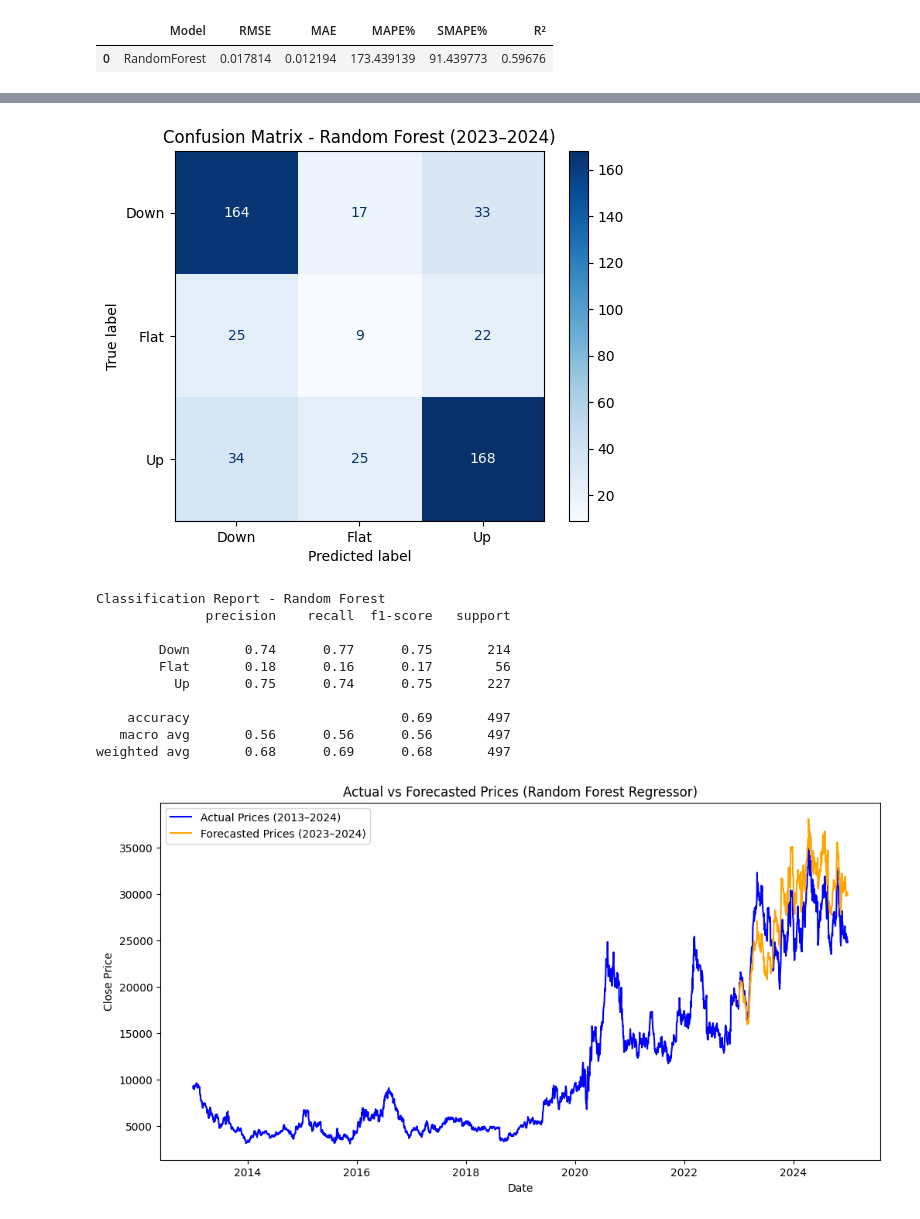
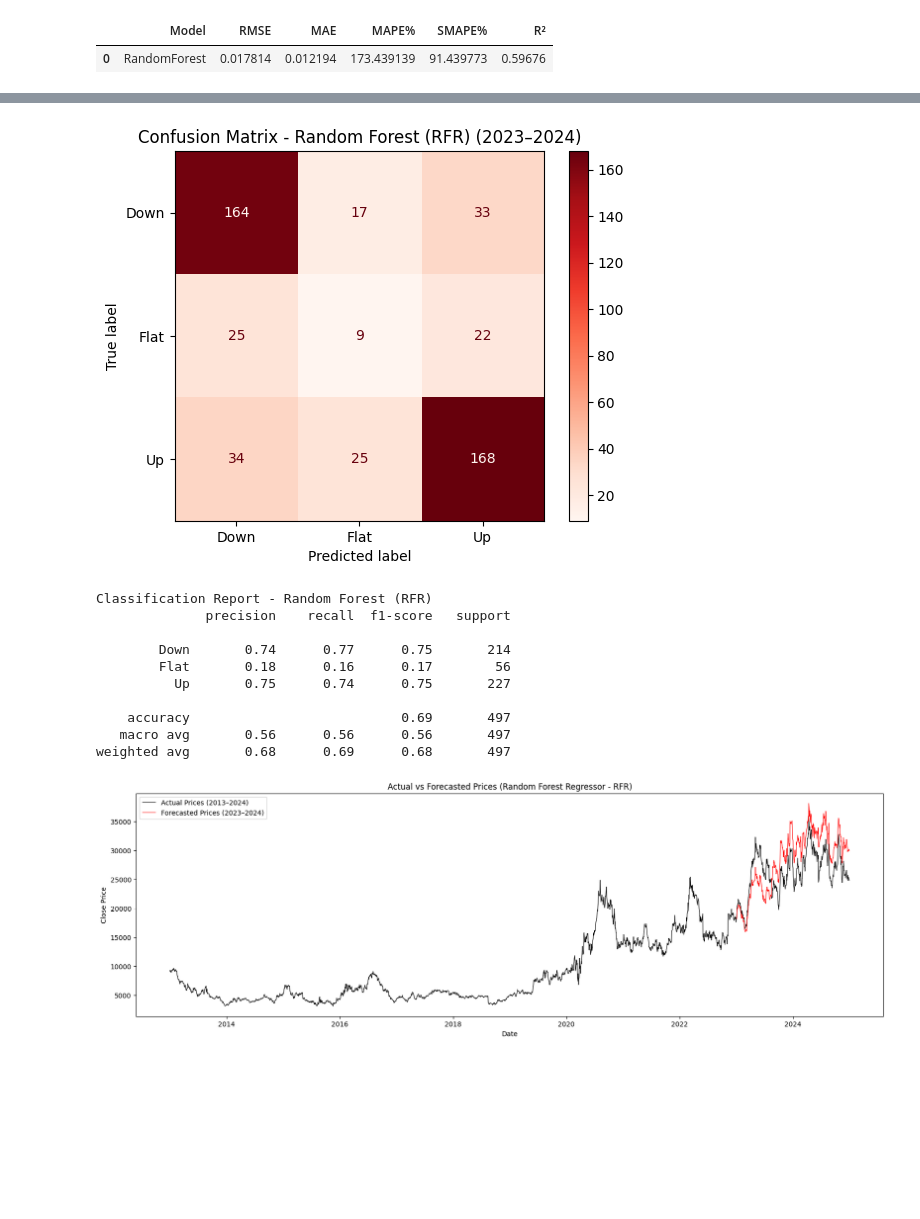
Before and after one commit to Deleon57/EDAR-REGRESSION, a Jupyter notebook: RandomForrest1.ipynb, the cells around one changed output, grey strips where cells are left out. Saved outputs shown, nothing was run; the diff lists cells and outputs as text; code cells hidden in the pictures; blank space fills up the shorter version.

```diff
--- a/RandomForrest1.ipynb
+++ b/RandomForrest1.ipynb
@@ -309,7 +300,7 @@ labels_RFR = [-1, 0, 1]  # Down, Flat, Up
 cm_RFR = confusion_matrix(true_cls_RFR, pred_cls_RFR, labels=labels_RFR)
 
 disp_RFR = ConfusionMatrixDisplay(confusion_matrix=cm_RFR, display_labels=["Down", "Flat", "Up"])
-disp_RFR.plot(cmap="Blues", values_format="d")
+disp_RFR.plot(cmap="Reds", values_format="d")
 plt.title("Confusion Matrix - Random Forest (RFR) (2023–2024)")
 plt.show()
 
@@ -317,8 +308,8 @@ plt.show()
 print("Classification Report - Random Forest (RFR)")
 print(classification_report(true_cls_RFR, pred_cls_RFR, target_names=["Down", "Flat", "Up"]))
 # %% [output]
-[figure, old version]
+[figure, new version]
-Classification Report - Random Forest
+Classification Report - Random Forest (RFR)
               precision    recall  f1-score   support
 
         Down       0.74      0.77      0.75       214
@@ -329,38 +320,29 @@ Classification Report - Random Forest
    macro avg       0.56      0.56      0.56       497
 weighted avg       0.68      0.69      0.68       497
 # %%
-# ===============================
-# 1. Reconstruct ACTUAL prices from returns (2013–2024)
-# ===============================
 P0_RFR = data1["Close"].iloc[0]  # first actual price in 2013
 reconstructed_prices_RFR = (1 + data_returns["Close"]).cumprod() * P0_RFR
 
-# ===============================
-# 2. Reconstruct FORECASTED prices from returns (2023–2024)
-# ===============================
-last_price_2022_RFR = data1.loc[data1.index < "2023-01-01", "Close"].iloc[-1]  # last actual before forecast
+last_price_2022_RFR = data1.loc[data1.index < "2023-01-01", "Close"].iloc[-1]  # last actual before 2023
 
 forecast_prices_RFR = (1 + pd.Series(y_pred_RFR, index=y_test_RFR.index)).cumprod() * last_price_2022_RFR
 
-# ===============================
-# 3. Plot Actual vs Forecasted Prices
-# ===============================
 import matplotlib.pyplot as plt
 
-plt.figure(figsize=(12, 6))
+plt.figure(figsize=(20, 6))
 
-# Actual reconstructed prices
+# Actual reconstructed prices (black, thin line)
 plt.plot(reconstructed_prices_RFR.index, reconstructed_prices_RFR,
-         label="Actual Prices (2013–2024)", color="blue")
+         label="Actual Prices (2013–2024)", color="black", linewidth=0.8)
 
-# Forecasted prices
+# Forecasted prices (red, thin line)
 plt.plot(forecast_prices_RFR.index, forecast_prices_RFR,
-         label="Forecasted Prices (2023–2024)", color="orange")
+         label="Forecasted Prices (2023–2024)", color="red", linewidth=0.8)
 
 plt.title("Actual vs Forecasted Prices (Random Forest Regressor - RFR)")
 plt.xlabel("Date")
 plt.ylabel("Close Price")
 plt.legend()
 plt.show()
 # %% [output]
-[figure, old version]
+[figure, new version]
```
Also changed, not shown: parts of 8 cells of this notebook.
